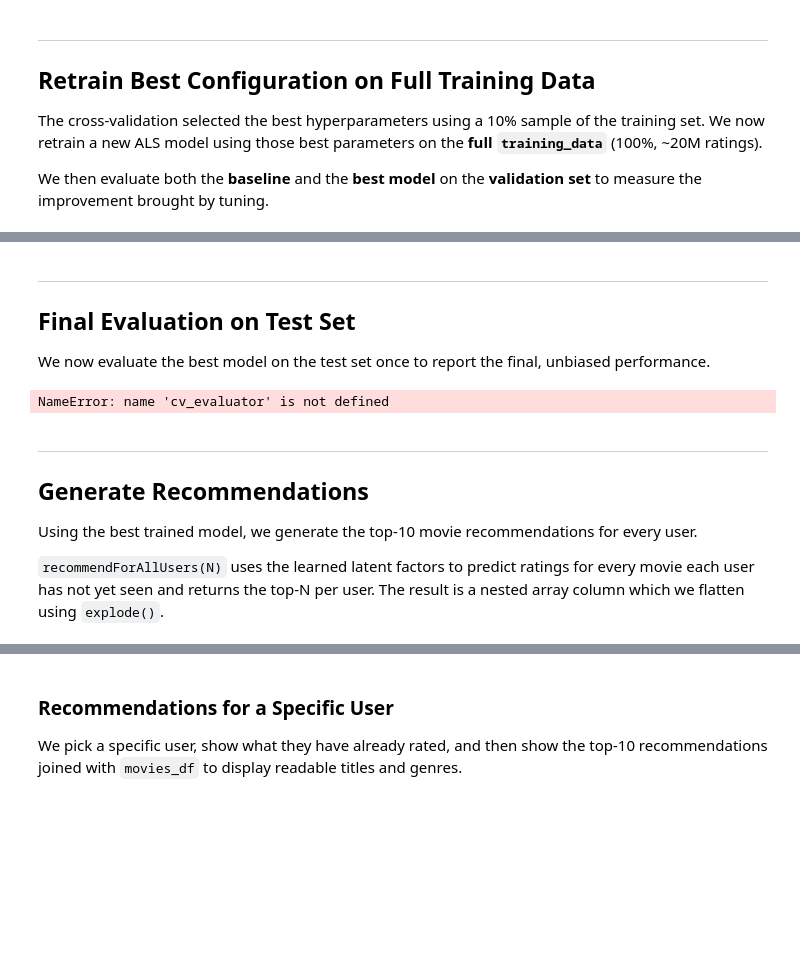
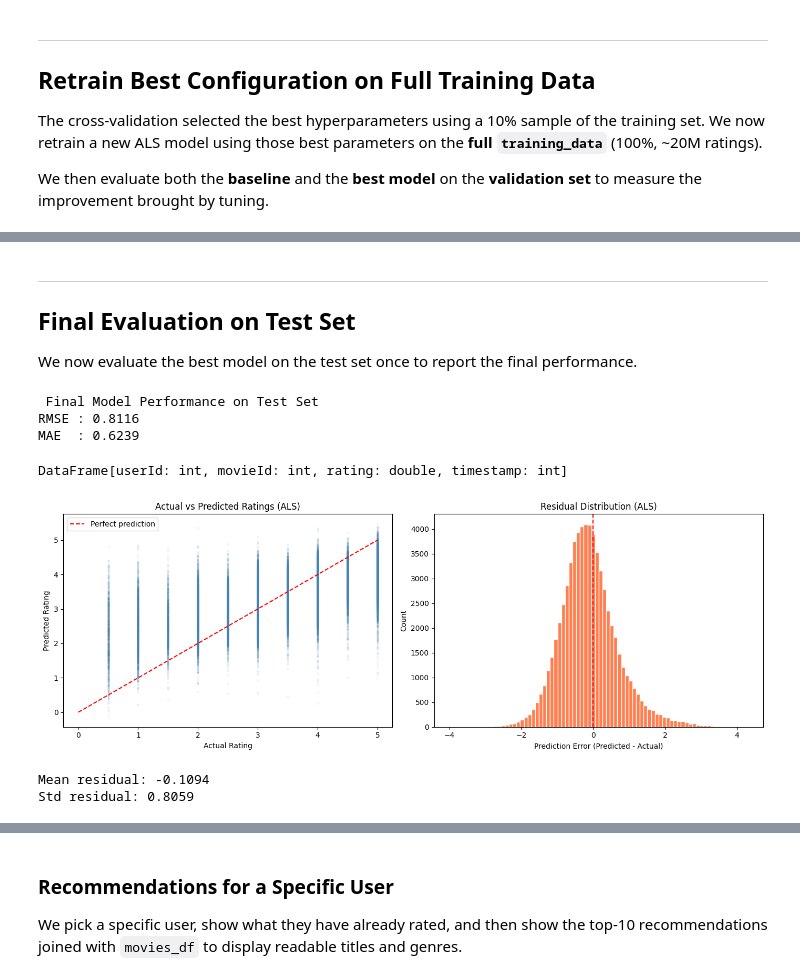
Before and after one commit to alexpanayi474/DSC511-MovieLens-Project, a Jupyter notebook: ALS_Recomendation.ipynb, the cells around one changed output, grey strips where cells are left out. Cells and saved outputs as stored; diff of their text form; code cells hidden in the pictures; blank space fills up the shorter version.

Commit message:
Update ALS Recommendation system with post model analysis

```diff
--- a/ALS_Recomendation.ipynb
+++ b/ALS_Recomendation.ipynb
@@ -88,7 +49,7 @@ from pyspark.sql.functions import *
 #from pyspark.sql.functions import explode, split, col
 
 #spark = SparkSession.builder.appName("DSC_511_PROJECT").master("local[*]").getOrCreate()
-'''
+
 spark = SparkSession.builder \
     .appName("DSC_511_PROJECT") \
     .master("local[*]") \
@@ -96,12 +57,12 @@ spark = SparkSession.builder \
     .config("spark.driver.maxResultSize", "8g") \
     .config("spark.sql.shuffle.partitions", "200") \
     .getOrCreate()
-'''
+
 # spark session for google colab
-spark = SparkSession.builder.appName("DSC_511_PROJECT").master("local[*]").config("spark.driver.memory", "12g").config("spark.driver.maxResultSize", "4g").config("spark.sql.shuffle.partitions", "200").config("spark.default.parallelism", "200").getOrCreate()
+#spark = SparkSession.builder.appName("DSC_511_PROJECT").master("local[*]").config("spark.driver.memory", "12g").config("spark.driver.maxResultSize", "4g").config("spark.sql.shuffle.partitions", "200").config("spark.default.parallelism", "200").getOrCreate()
 # %%
 # Read the ratings and movies data into Spark DataFrames
-#ratings_df = spark.read.csv(str(data_dir / 'ratings.csv'), header=True, inferSchema=True)
-#movies_df = spark.read.csv(str(data_dir / 'movies.csv'), header=True, inferSchema=True)
-ratings_df = spark.read.csv(google_drive_path + 'ratings.csv', header=True, inferSchema=True)
-movies_df = spark.read.csv(google_drive_path + 'movies.csv', header=True, inferSchema=True)
+ratings_df = spark.read.csv(str(data_dir / 'ratings.csv'), header=True, inferSchema=True)
+movies_df = spark.read.csv(str(data_dir / 'movies.csv'), header=True, inferSchema=True)
+#ratings_df = spark.read.csv(google_drive_path + 'ratings.csv', header=True, inferSchema=True)
+#movies_df = spark.read.csv(google_drive_path + 'movies.csv', header=True, inferSchema=True)
@@ -367,12 +332,12 @@ Best model trained.
 ---
 ## Final Evaluation on Test Set
 
- We now evaluate the best model on the test set once to report the final, unbiased performance.
+ We now evaluate the best model on the test set once to report the final performance.
 # %%
 # Final evaluation
 final_preds = best_model.transform(test_data)
 
-final_rmse = cv_evaluator.evaluate(final_preds)
+final_rmse = rmse_evaluator.evaluate(final_preds)
 final_mae  = mae_evaluator.evaluate(final_preds)
 
 print(" Final Model Performance on Test Set")
@@ -383,11 +348,37 @@ print(f"MAE  : {final_mae:.4f}")
 val_data.unpersist()
 training_data.unpersist()
 # %% [output]
-NameError: name 'cv_evaluator' is not defined
+ Final Model Performance on Test Set
+RMSE : 0.8116
+MAE  : 0.6239
+DataFrame[userId: int, movieId: int, rating: double, timestamp: int]
-# %% [markdown]
----
-## Generate Recommendations
-
-Using the best trained model, we generate the top-10 movie recommendations for every user.
-
-`recommendForAllUsers(N)` uses the learned latent factors to predict ratings for every movie each user has not yet seen and returns the top-N per user. The result is a nested array column which we flatten using `explode()`.
+# %%
+# Actual vs Predicted scatter plot and residual distribution (sample for plotting)
+import matplotlib.pyplot as plt
+final_preds_pd = final_preds.select("rating", "prediction").dropna().sample(0.01).toPandas()
+
+fig, axes = plt.subplots(1, 2, figsize=(14, 5))
+
+axes[0].scatter(final_preds_pd["rating"], final_preds_pd["prediction"], alpha=0.05, s=5, color="steelblue")
+axes[0].plot([0, 5], [0, 5], color="red", linestyle="--", label="Perfect prediction")
+axes[0].set_xlabel("Actual Rating")
+axes[0].set_ylabel("Predicted Rating")
+axes[0].set_title("Actual vs Predicted Ratings (ALS)")
+axes[0].legend()
+
+residuals = final_preds_pd["prediction"] - final_preds_pd["rating"]
+axes[1].hist(residuals, bins=80, color="coral", edgecolor="white")
+axes[1].axvline(0, color="red", linestyle="--")
+axes[1].set_xlabel("Prediction Error (Predicted - Actual)")
+axes[1].set_ylabel("Count")
+axes[1].set_title("Residual Distribution (ALS)")
+
+plt.tight_layout()
+plt.show()
+
+print(f"Mean residual: {residuals.mean():.4f}")
+print(f"Std residual: {residuals.std():.4f}")
+# %% [output]
+[figure, added]
+Mean residual: -0.1094
+Std residual: 0.8059
```
Also changed, not shown: parts of 33 cells of this notebook.
